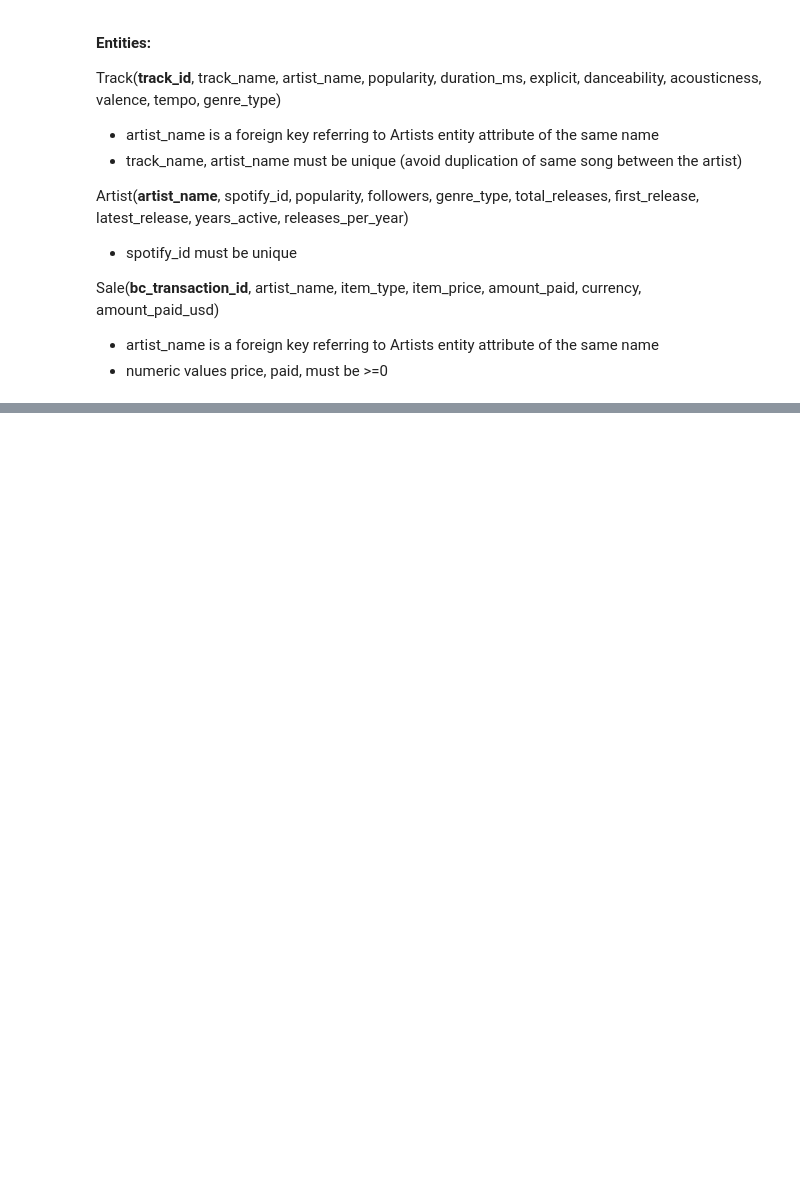
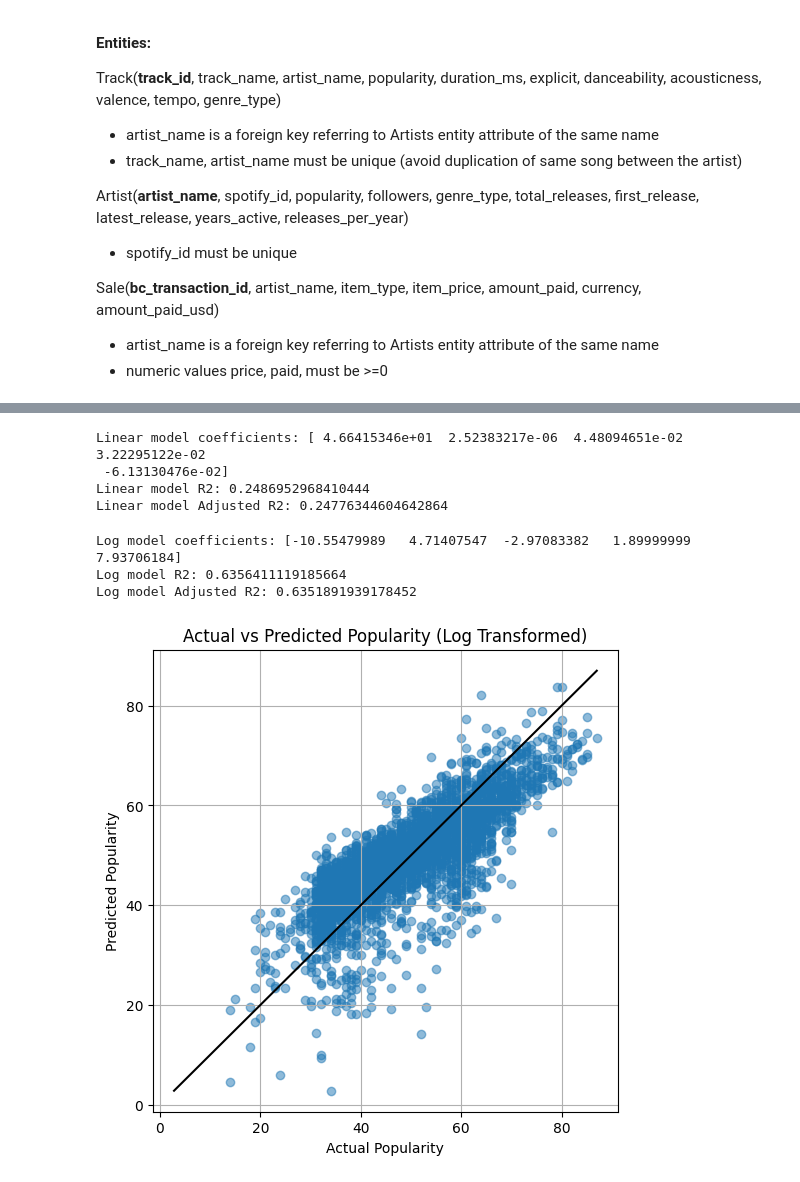
Before and after one commit to yukoyajima/Indie-Artist-Success, a Jupyter notebook: phase3-part1.ipynb, the cells around one changed output, grey strips where cells are left out. Saved outputs shown, nothing was run; the diff lists cells and outputs as text; code cells hidden in the pictures; blank space fills up the shorter version.

```diff
--- a/phase3-part1.ipynb
+++ b/phase3-part1.ipynb
@@ -222,0 +289,3 @@ Sale(**bc_transaction_id**, artist_name, item_type, item_price, amount_paid, cur
+# %%
+artists = df
+artists.head()
@@ -222,0 +299,62 @@ Sale(**bc_transaction_id**, artist_name, item_type, item_price, amount_paid, cur
+# %%
+y = artists['POPULARITY'].to_numpy()
+N = len(y)
+
+x1 = artists['FOLLOWERS'].to_numpy()
+x2 = artists['TOTAL_RELEASES'].to_numpy()
+x3 = artists['YEARS_ACTIVE'].to_numpy()
+x4 = artists['RELEASES_PER_YEAR'].to_numpy()
+
+X = np.column_stack([np.ones(N), x1, x2, x3, x4])
+
+beta = np.linalg.solve(X.T @ X, X.T @ y)
+y_pred = X @ beta
+residuals = y - y_pred
+
+R2 = 1 - np.sum(residuals**2) / np.sum((y - np.mean(y))**2)
+R2adj = 1 - (1 - R2) * (N - 1) / (N - 5)
+
+print("Linear model coefficients:", beta)
+print("Linear model R2:", R2)
+print("Linear model Adjusted R2:", R2adj)
+# %% [output]
+Linear model coefficients: [ 4.66415346e+01  2.52383217e-06  4.48094651e-02  3.22295122e-02
+ -6.13130476e-02]
+Linear model R2: 0.2486952968410444
+Linear model Adjusted R2: 0.24776344604642864
+# %%
+x1_log = np.log1p(artists['FOLLOWERS'].to_numpy())
+x2_log = np.log1p(artists['TOTAL_RELEASES'].to_numpy())
+x3_log = np.log1p(artists['YEARS_ACTIVE'].to_numpy())
+x4_log = np.log1p(artists['RELEASES_PER_YEAR'].to_numpy())
+
+X_log = np.column_stack([np.ones(N), x1_log, x2_log, x3_log, x4_log])
+
+beta_log = np.linalg.solve(X_log.T @ X_log, X_log.T @ y)
+y_pred_log = X_log @ beta_log
+residuals_log = y - y_pred_log
+
+R2_log = 1 - np.sum(residuals_log**2) / np.sum((y - np.mean(y))**2)
+R2adj_log = 1 - (1 - R2_log) * (N - 1) / (N - 5)
+
+print("Log model coefficients:", beta_log)
+print("Log model R2:", R2_log)
+print("Log model Adjusted R2:", R2adj_log)
+# %% [output]
+Log model coefficients: [-10.55479989   4.71407547  -2.97083382   1.89999999   7.93706184]
+Log model R2: 0.6356411119185664
+Log model Adjusted R2: 0.6351891939178452
+# %%
+plt.figure(figsize=(6,6))
+plt.scatter(y, y_pred_log, alpha=0.5)
+plt.xlabel('Actual Popularity')
+plt.ylabel('Predicted Popularity')
+plt.title('Actual vs Predicted Popularity (Log Transformed)')
+plt.grid(True)
+
+min_val = min(np.min(y), np.min(y_pred_log))
+max_val = max(np.max(y), np.max(y_pred_log))
+plt.plot([min_val, max_val], [min_val, max_val], color = 'black')
+plt.show()
+# %% [output]
+[figure, added]
```
Also changed, not shown: parts of 14 cells of this notebook, 1 other file.
